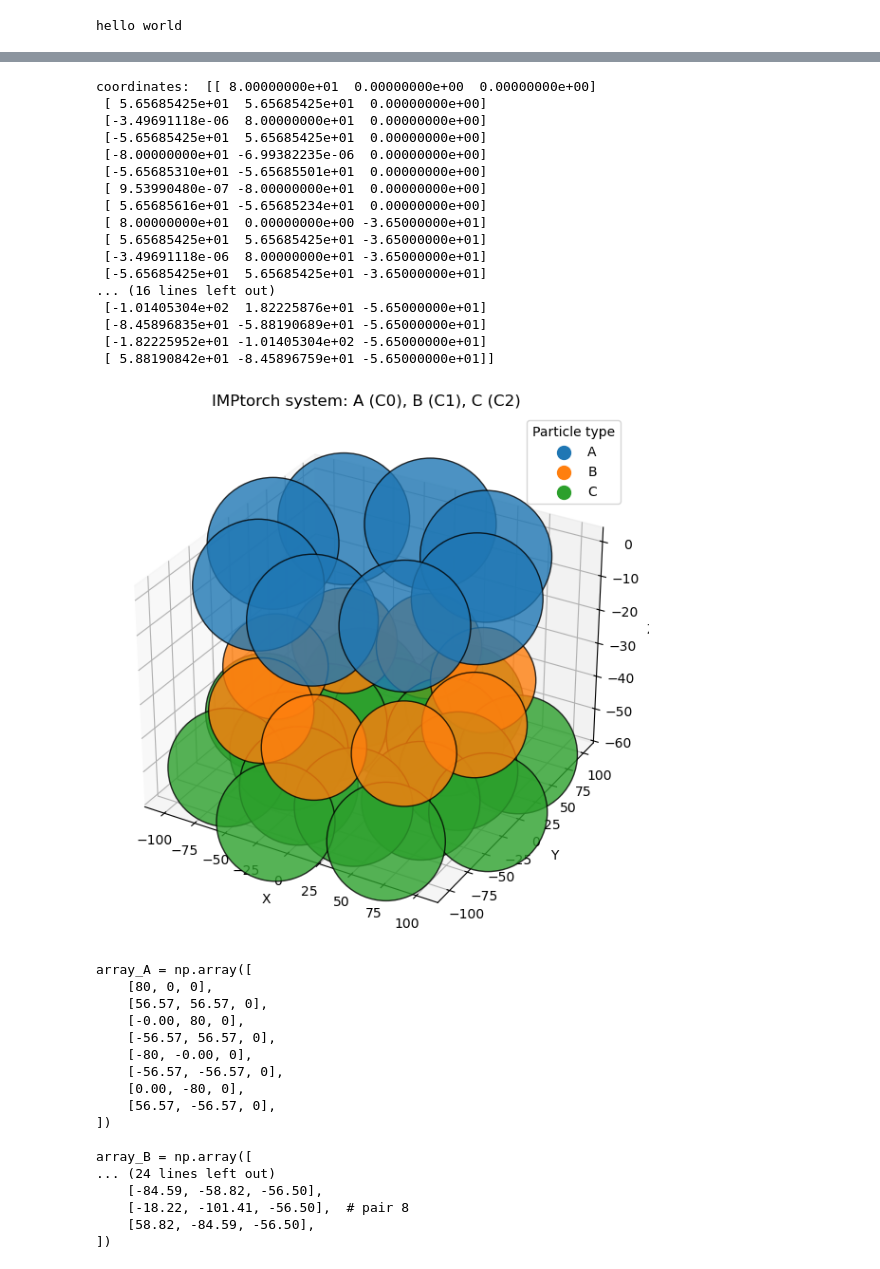
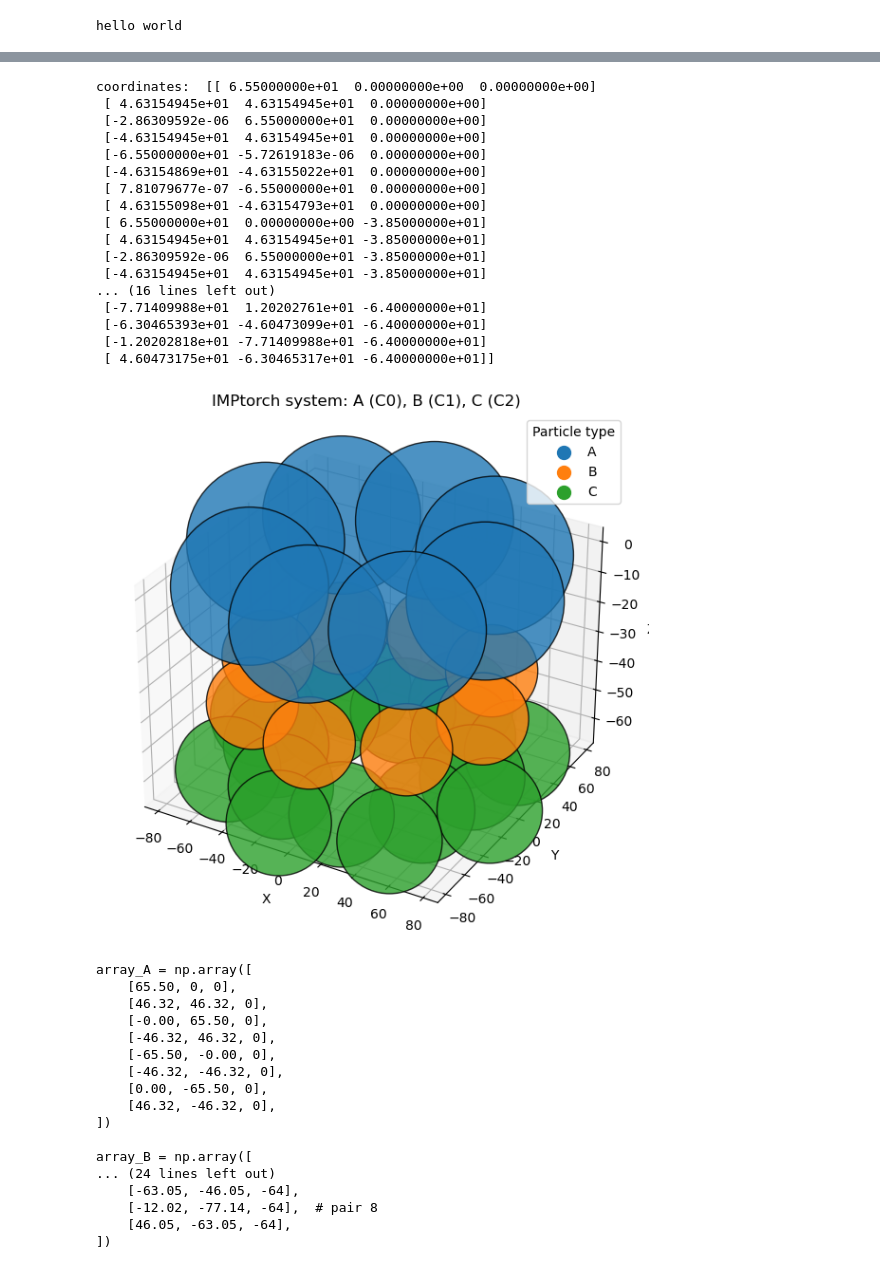
Before and after one commit to sreeganb/bhm, a Jupyter notebook: examples/imptorch_toy_model/imptorch_try.ipynb, the cells around one changed output, grey strips where cells are left out. Drawn from its saved outputs; the diff is of its cells as text; code cells hidden in the pictures.

```diff
--- a/examples/imptorch_toy_model/imptorch_try.ipynb
+++ b/examples/imptorch_toy_model/imptorch_try.ipynb
@@ -37,21 +37,20 @@ from IMPtorch.representations import SystemRepresentation
 
 @dataclass
 class SystemParameters:
-    box_size: float = 400.0
+    box_size: float = 600.0
     radii: Dict[str, float] = None
     tol: float = 0.5
     N_tetramers: int = 8
-    vertical_drop: float = 20.0
+    vertical_drop: float = 25.5
 
     def __post_init__(self):
-        # default radii and counts
         if self.radii is None:
-            self.radii = {'A': 20.0, 'B': 16.0, 'C': 18.0}
-        # derive distances
-        self.AB = self.radii['A'] + self.radii['B'] + self.tol
-        self.BC = self.radii['B'] + self.radii['C'] + self.tol
+            self.radii = {'A': 24.0, 'B': 14.0, 'C': 16.0}
+        self.AB = 38.5
+        self.BC = 30.5
+
         # radius of circle on which A/B sit
-        self.RA = 80.0
+        self.RA = 65.5
 
     def build_system(self) -> SystemRepresentation:
         N        = self.N_tetramers
@@ -201,66 +200,66 @@ array_C = xyz[2*N:]  # Remaining 2*N particles are type C
 # Helper function to format numbers without decimal points when they're integers
 def format_num(x):
     if abs(x - round(x)) < 1e-10:
         return f"{int(round(x))}"
     else:
         return f"{x:.2f}"
 
 # Print coordinates in the desired format
 print("array_A = np.array([")
 for coord in array_A:
     print(f"    [{format_num(coord[0])}, {format_num(coord[1])}, {format_num(coord[2])}],")
 print("])\n")
 
 print("array_B = np.array([")
 for coord in array_B:
     print(f"    [{format_num(coord[0])}, {format_num(coord[1])}, {format_num(coord[2])}],")
 print("])\n")
 
 print("array_C = np.array([")
 for i in range(0, len(array_C), 2):
     print(f"    [{format_num(array_C[i][0])}, {format_num(array_C[i][1])}, {format_num(array_C[i][2])}],  # pair {i//2 + 1}")
     if i + 1 < len(array_C):
         print(f"    [{format_num(array_C[i+1][0])}, {format_num(array_C[i+1][1])}, {format_num(array_C[i+1][2])}],")
 print("])")
 
 # Create and print the dictionary
 particle_dict = {'A': array_A, 'B': array_B, 'C': array_C}
 #print("\nreturn {'A': array_A, 'B': array_B, 'C': array_C}")
 # %% [output]
-coordinates:  [[ 8.00000000e+01  0.00000000e+00  0.00000000e+00]
- [ 5.65685425e+01  5.65685425e+01  0.00000000e+00]
- [-3.49691118e-06  8.00000000e+01  0.00000000e+00]
- [-5.65685425e+01  5.65685425e+01  0.00000000e+00]
- [-8.00000000e+01 -6.99382235e-06  0.00000000e+00]
- [-5.65685310e+01 -5.65685501e+01  0.00000000e+00]
- [ 9.53990480e-07 -8.00000000e+01  0.00000000e+00]
- [ 5.65685616e+01 -5.65685234e+01  0.00000000e+00]
- [ 8.00000000e+01  0.00000000e+00 -3.65000000e+01]
- [ 5.65685425e+01  5.65685425e+01 -3.65000000e+01]
- [-3.49691118e-06  8.00000000e+01 -3.65000000e+01]
- [-5.65685425e+01  5.65685425e+01 -3.65000000e+01]
+coordinates:  [[ 6.55000000e+01  0.00000000e+00  0.00000000e+00]
+ [ 4.63154945e+01  4.63154945e+01  0.00000000e+00]
+ [-2.86309592e-06  6.55000000e+01  0.00000000e+00]
+ [-4.63154945e+01  4.63154945e+01  0.00000000e+00]
+ [-6.55000000e+01 -5.72619183e-06  0.00000000e+00]
+ [-4.63154869e+01 -4.63155022e+01  0.00000000e+00]
+ [ 7.81079677e-07 -6.55000000e+01  0.00000000e+00]
+ [ 4.63155098e+01 -4.63154793e+01  0.00000000e+00]
+ [ 6.55000000e+01  0.00000000e+00 -3.85000000e+01]
+ [ 4.63154945e+01  4.63154945e+01 -3.85000000e+01]
+ [-2.86309592e-06  6.55000000e+01 -3.85000000e+01]
+ [-4.63154945e+01  4.63154945e+01 -3.85000000e+01]
 ... (16 lines left out)
- [-1.01405304e+02  1.82225876e+01 -5.65000000e+01]
- [-8.45896835e+01 -5.88190689e+01 -5.65000000e+01]
- [-1.82225952e+01 -1.01405304e+02 -5.65000000e+01]
- [ 5.88190842e+01 -8.45896759e+01 -5.65000000e+01]]
+ [-7.71409988e+01  1.20202761e+01 -6.40000000e+01]
+ [-6.30465393e+01 -4.60473099e+01 -6.40000000e+01]
+ [-1.20202818e+01 -7.71409988e+01 -6.40000000e+01]
+ [ 4.60473175e+01 -6.30465317e+01 -6.40000000e+01]]
-[figure, old version]
+[figure, new version]
 array_A = np.array([
-    [80, 0, 0],
-    [56.57, 56.57, 0],
-    [-0.00, 80, 0],
-    [-56.57, 56.57, 0],
-    [-80, -0.00, 0],
-    [-56.57, -56.57, 0],
-    [0.00, -80, 0],
-    [56.57, -56.57, 0],
+    [65.50, 0, 0],
+    [46.32, 46.32, 0],
+    [-0.00, 65.50, 0],
+    [-46.32, 46.32, 0],
+    [-65.50, -0.00, 0],
+    [-46.32, -46.32, 0],
+    [0.00, -65.50, 0],
+    [46.32, -46.32, 0],
 ])
 
 array_B = np.array([
 ... (24 lines left out)
-    [-84.59, -58.82, -56.50],
-    [-18.22, -101.41, -56.50],  # pair 8
-    [58.82, -84.59, -56.50],
+    [-63.05, -46.05, -64],
+    [-12.02, -77.14, -64],  # pair 8
+    [46.05, -63.05, -64],
 ])
 # %%
 # At this point, write a restraint function in IMPtorch, the class is going to contain pairwise restraint functions
```
Also changed, not shown: parts of 3 cells of this notebook, 2 other files.
